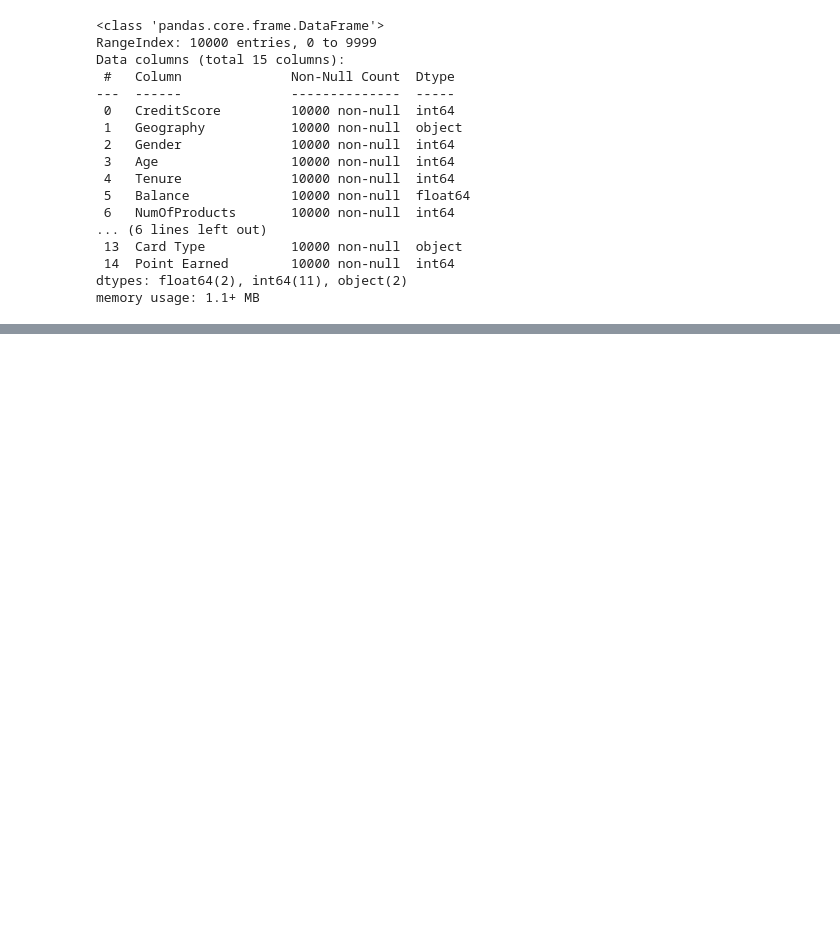
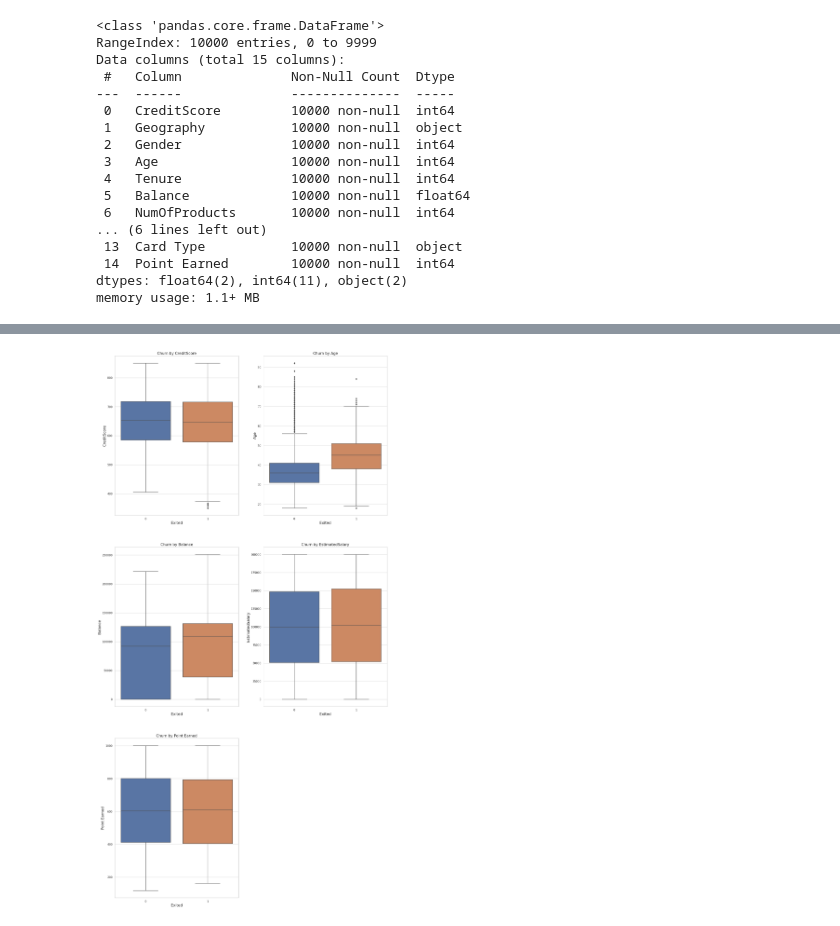
Before and after one commit to jahidul39306/bank_churn_kaggle, a Jupyter notebook: bank-churn.ipynb, the cells around one changed output, grey strips where cells are left out. Saved outputs shown, nothing was run; the diff lists cells and outputs as text; code cells hidden in the pictures; blank space fills up the shorter version.

```diff
--- a/bank-churn.ipynb
+++ b/bank-churn.ipynb
@@ -150,0 +181,12 @@ memory usage: 1.1+ MB
+# %%
+box_plt = ["CreditScore", "Age", "Balance", "EstimatedSalary", "Point Earned"]
+# %%
+plt.figure(figsize=(20, 40))
+for fe, x in zip(box_plt, range(0, len(box_plt))):
+    plt.subplot(3, 2, x+1)
+    sns.boxplot(x='Exited', y=fe, data=df)
+    plt.xlabel("Exited", fontsize=15)
+    plt.ylabel(fe, fontsize=15)
+    plt.title('Churn by ' + fe, fontsize=15)
+# %% [output]
+[figure, added]
```
Also changed, not shown: parts of 9 cells of this notebook.
